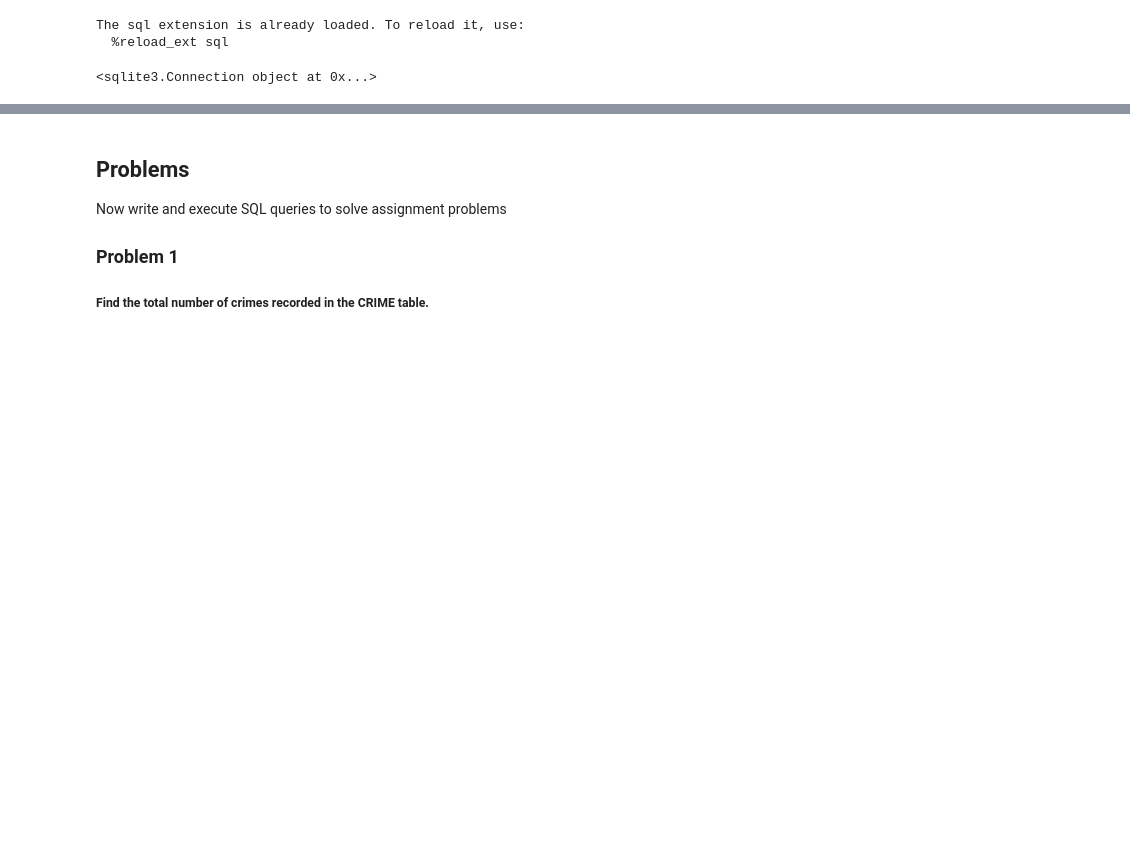
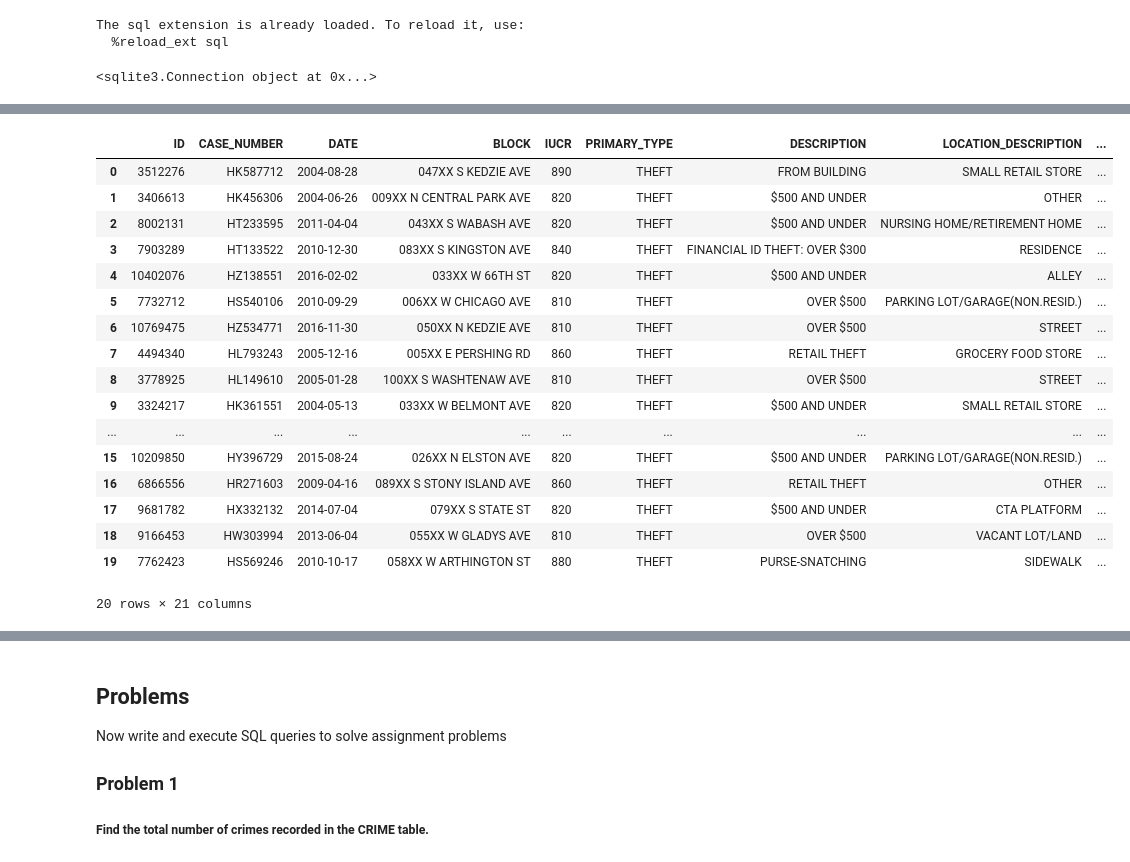
Before and after one commit to FuyaKoshiro/coursera_ds_ch6, a Jupyter notebook: DB0201EN-PeerAssign-v5_SQLite.ipynb, the cells around one changed output, grey strips where cells are left out. Saved outputs shown, nothing was run; the diff lists cells and outputs as text; code cells hidden in the pictures; blank space fills up the shorter version.

```diff
--- a/DB0201EN-PeerAssign-v5_SQLite.ipynb
+++ b/DB0201EN-PeerAssign-v5_SQLite.ipynb
@@ -123,5 +115,5 @@ Connection info needed in SQLAlchemy format, example:
 # %%
 import pandas as pd
-df1 = pd.read_csv("")
-df2 = pd.read_csv("")
-df3 = pd.read_csv("")
+df1 = pd.read_csv("ChicagoCensusData.csv")
+df2 = pd.read_csv("ChicagoCrimeData.csv")
+df3 = pd.read_csv("ChicagoPublicSchools.csv")
@@ -127,0 +135,21 @@ df3 = pd.read_csv("")
+# %%
+df2.head(20)
+# %% [output]
+|  | ID | CASE_NUMBER | DATE | BLOCK | IUCR | PRIMARY_TYPE | DESCRIPTION | LOCATION_DESCRIPTION | ... |
+| 0 | 3512276 | HK587712 | 2004-08-28 | 047XX S KEDZIE AVE | 890 | THEFT | FROM BUILDING | SMALL RETAIL STORE | ... |
+| 1 | 3406613 | HK456306 | 2004-06-26 | 009XX N CENTRAL PARK AVE | 820 | THEFT | $500 AND UNDER | OTHER | ... |
+| 2 | 8002131 | HT233595 | 2011-04-04 | 043XX S WABASH AVE | 820 | THEFT | $500 AND UNDER | NURSING HOME/RETIREMENT HOME | ... |
+| 3 | 7903289 | HT133522 | 2010-12-30 | 083XX S KINGSTON AVE | 840 | THEFT | FINANCIAL ID THEFT: OVER $300 | RESIDENCE | ... |
+| 4 | 10402076 | HZ138551 | 2016-02-02 | 033XX W 66TH ST | 820 | THEFT | $500 AND UNDER | ALLEY | ... |
+| 5 | 7732712 | HS540106 | 2010-09-29 | 006XX W CHICAGO AVE | 810 | THEFT | OVER $500 | PARKING LOT/GARAGE(NON.RESID.) | ... |
+| 6 | 10769475 | HZ534771 | 2016-11-30 | 050XX N KEDZIE AVE | 810 | THEFT | OVER $500 | STREET | ... |
+| 7 | 4494340 | HL793243 | 2005-12-16 | 005XX E PERSHING RD | 860 | THEFT | RETAIL THEFT | GROCERY FOOD STORE | ... |
+| 8 | 3778925 | HL149610 | 2005-01-28 | 100XX S WASHTENAW AVE | 810 | THEFT | OVER $500 | STREET | ... |
+| 9 | 3324217 | HK361551 | 2004-05-13 | 033XX W BELMONT AVE | 820 | THEFT | $500 AND UNDER | SMALL RETAIL STORE | ... |
+| ... | ... | ... | ... | ... | ... | ... | ... | ... | ... |
+| 15 | 10209850 | HY396729 | 2015-08-24 | 026XX N ELSTON AVE | 820 | THEFT | $500 AND UNDER | PARKING LOT/GARAGE(NON.RESID.) | ... |
+| 16 | 6866556 | HR271603 | 2009-04-16 | 089XX S STONY ISLAND AVE | 860 | THEFT | RETAIL THEFT | OTHER | ... |
+| 17 | 9681782 | HX332132 | 2014-07-04 | 079XX S STATE ST | 820 | THEFT | $500 AND UNDER | CTA PLATFORM | ... |
+| 18 | 9166453 | HW303994 | 2013-06-04 | 055XX W GLADYS AVE | 810 | THEFT | OVER $500 | VACANT LOT/LAND | ... |
+| 19 | 7762423 | HS569246 | 2010-10-17 | 058XX W ARTHINGTON ST | 880 | THEFT | PURSE-SNATCHING | SIDEWALK | ... |
+20 rows × 21 columns
```
Also changed, not shown: parts of 13 cells of this notebook.
